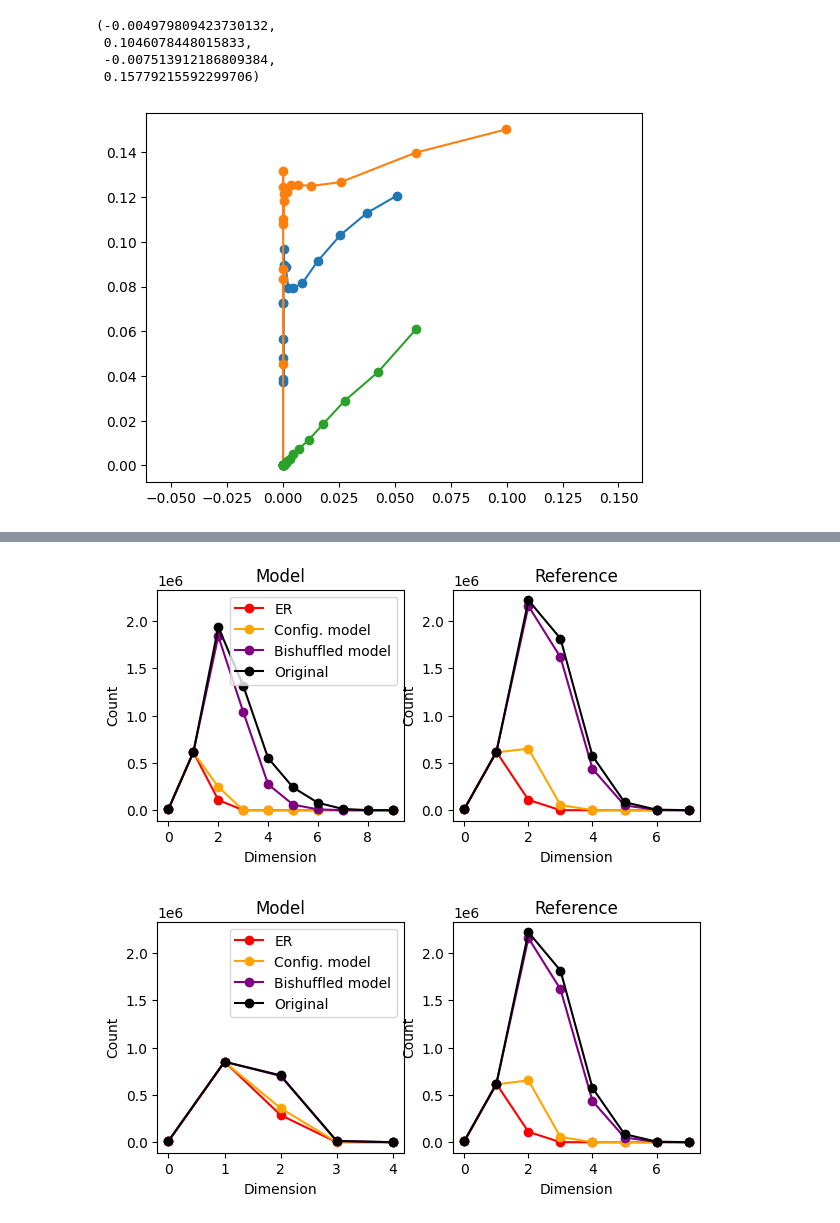
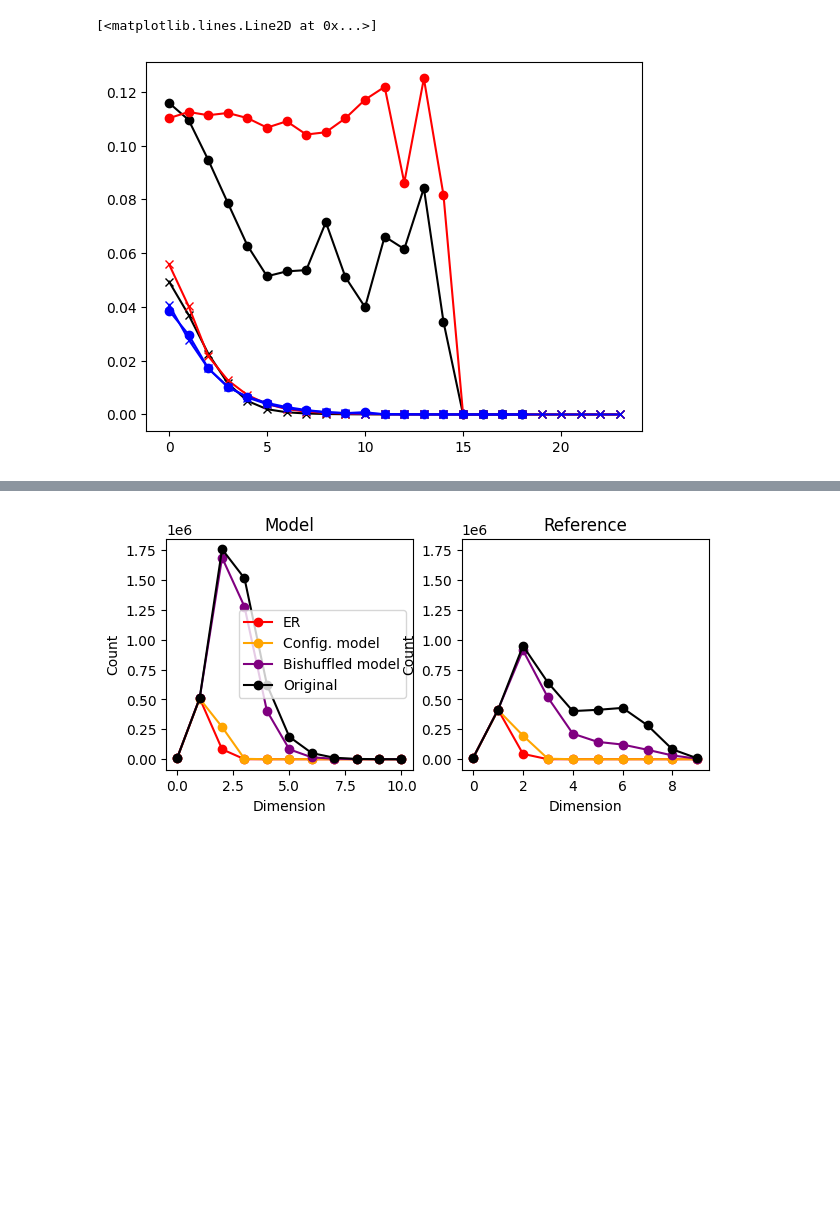
Before and after one commit to MWolfR/local_connectivity_model, a Jupyter notebook: src/Attempt pnagm.ipynb, the cells around one changed output, grey strips where cells are left out. Drawn from its saved outputs; the diff is of its cells as text; code cells hidden in the pictures; blank space fills up the shorter version.

Commit message:
Added one more feature. Removed older configs.

```diff
--- a/src/Attempt pnagm.ipynb
+++ b/src/Attempt pnagm.ipynb
@@ -9,14 +13,20 @@ from pnagm import util, nngraph, instance, test
 # %%
-# UPDATE PATH. WHERE CAN I FIND THE MICRONS CONNECTOME?
-microns_connectome_prefix = "/Users/mwr/Documents/artefacts/connectomes"
+config_fn = "../configs/pnagm_L23E_microns_yscale_experimental.json"
 
-with open("../configs/pnagm_L45E_microns.json", "r") as fid:
+with open(config_fn, "r") as fid:
     cfg = json.load(fid)
 
-cfg["make_points"]["fn"] = os.path.join(microns_connectome_prefix, cfg["make_points"]["fn"])
+if "fn" in cfg["make_points"]:
+    microns_fn = cfg["make_points"]["fn"]
+    print("""
+A reference connectome is expected at path {0},
+          please place it there or update the path in the configuration file!
+""".format(microns_fn))
+
+    # For internal use only :)
+    microns_connectome_prefix = "/Users/mwr/Documents/artefacts/connectomes"
+    cfg["make_points"]["fn"] = os.path.join(microns_connectome_prefix, cfg["make_points"]["fn"])
 
 pts, microns = util.points_from_microns(cfg["make_points"])
 reference = microns.matrix > 0
-
-DD = test.DDtest(microns)
 # %% [output]
@@ -61,0 +49,2 @@ plt.gca().set_yscale("log")
+# %%
+mdl_instance, M = util.create_neighbor_spread_graph(pts, cfg, reference=microns)
@@ -78,17 +110,16 @@ dtype: float64
 # %%
-plt.plot(DD.p_ref, DD.dist_and_nn_analysis(DD.m.matrix), marker='o')
-plt.plot(DD.for_matrix(mdl_instance),
-         DD.dist_and_nn_analysis(mdl_instance), marker='o')
-plt.plot(DD.for_matrix(ctrl_instance),
-         DD.dist_and_nn_analysis(ctrl_instance), marker='o')
-plt.axis("equal")
+plt.plot(DD.p_ref, color="black", marker='x')
+plt.plot(DD.dist_and_nn_analysis(DD.m.matrix), color="black", marker='o')
+
+plt.plot(DD.for_matrix(mdl_instance), color="red", marker='x')
+plt.plot(DD.dist_and_nn_analysis(mdl_instance), color="red", marker='o')
+
+plt.plot(DD.for_matrix(ctrl_instance), color="blue", marker='x')
+plt.plot(DD.dist_and_nn_analysis(ctrl_instance), color="blue", marker='o')
 # %% [output]
-(-0.004979809423730132,
- 0.1046078448015833,
- -0.007513912186809384,
- 0.15779215592299706)
+[<matplotlib.lines.Line2D at 0x...>]
-[figure, old version]
+[figure, new version]
 # %%
 DD.plot_simplex_counts(mdl_instance)
-DD.plot_simplex_counts(ctrl_instance)
+# DD.plot_simplex_counts(ctrl_instance)
 # %% [output]
@@ -99,5 +128,4 @@ DD.plot_simplex_counts(ctrl_instance)
-[figure, old version]
+[figure, new version]
-[figure, removed]
 # %%
 display(connalysis.network.classic.common_neighbor_connectivity_bias(reference))
 
```
Also changed, not shown: parts of 17 cells of this notebook, 19 other files.
